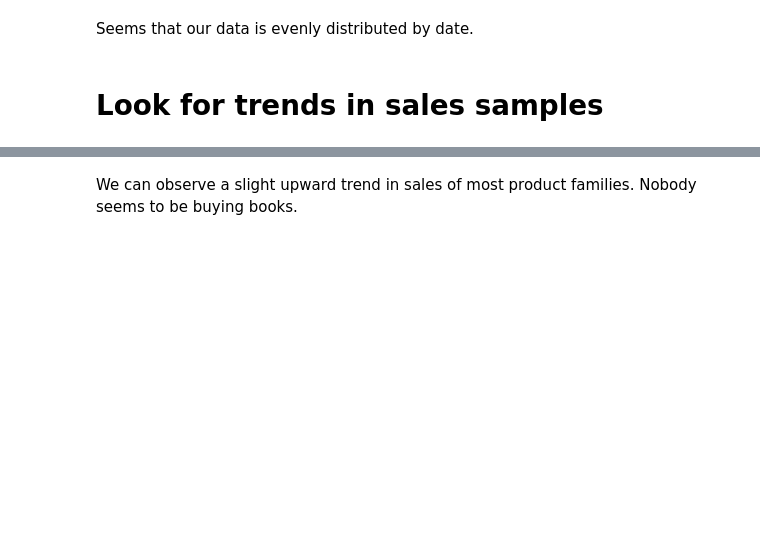
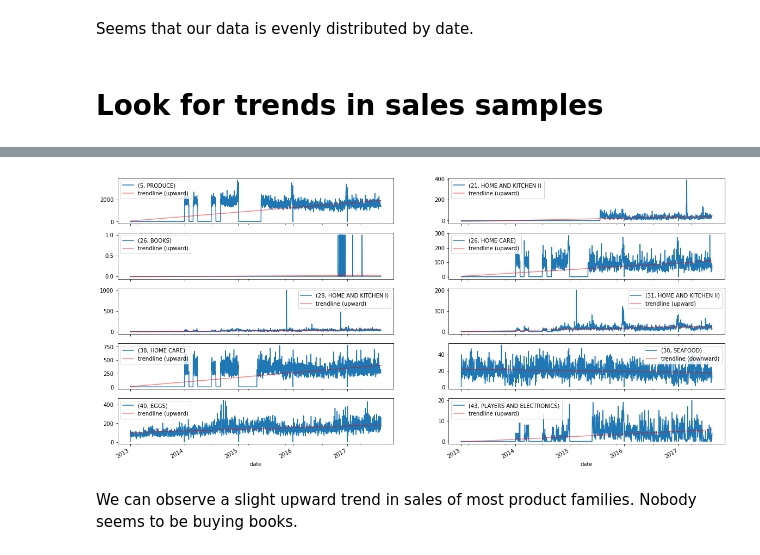
Before and after one commit to kurazu/kaggle-store-sales, a Jupyter notebook: nbs/EDA-simple.ipynb, the cells around one changed output, grey strips where cells are left out. Drawn from its saved outputs; the diff is of its cells as text; code cells hidden in the pictures; blank space fills up the shorter version.

```diff
--- a/nbs/EDA-simple.ipynb
+++ b/nbs/EDA-simple.ipynb
@@ -153,15 +135,17 @@ sample_groups
 # %%
-fig, axes = plt.subplots(nrows=5, ncols=2, figsize=(20, 16), sharex=True)
-for ax, grouping_key in zip(axes.ravel(), sample_groups):
-    data = grouped_df.get_group(grouping_key)
+def show_sales(grouped_df: pd.DataFrame) -> None:
+    nrows = math.ceil(grouped_df.ngroups / 2)
+    fig, axes = plt.subplots(nrows=nrows, ncols=2, figsize=(20, nrows * 2), sharex=True)
+    for ax, grouping_key in zip(axes.ravel(), grouped_df.groups.keys()):
+        data = grouped_df.get_group(grouping_key)
 
-    trendline_coefficients = np.polyfit(x=data.date.map(pd.Timestamp.timestamp), y=data.sales, deg=1)
-    a, b = trendline_coefficients
-    trendline_polynomial = np.poly1d(trendline_coefficients)
+        trendline_coefficients = np.polyfit(x=data.date.map(pd.Timestamp.timestamp), y=data.sales, deg=1)
+        a, b = trendline_coefficients
+        trendline_polynomial = np.poly1d(trendline_coefficients)
 
-    trend_indicator = {-1: 'downward', +1: 'upward', 0: 'constant'}[np.sign(a)]
+        trend_indicator = {-1: 'downward', +1: 'upward', 0: 'constant'}[np.sign(a)]
 
-    data.plot(x='date', y='sales', kind='line', ax=ax, label=grouping_key)
-    ax.plot(data.date, trendline_polynomial(data.date.map(pd.Timestamp.timestamp)), 'r-', label=f'trendline ({trend_indicator})', alpha=0.5)
+        data.plot(x='date', y='sales', kind='line', ax=ax, label=grouping_key)
+        ax.plot(data.date, trendline_polynomial(data.date.map(pd.Timestamp.timestamp)), 'r-', label=f'trendline ({trend_indicator})', alpha=0.5)
 
-    ax.legend()
+        ax.legend()
@@ -170,3 +169,9 @@ for ax, grouping_key in zip(axes.ravel(), sample_groups):
+# %%
+idx_for_sample_groups = np.concatenate([grouped_df.indices[sample_group] for sample_group in sample_groups])
+sample_grouped_df = train_df.iloc[idx_for_sample_groups].groupby(['store_nbr', 'family'])
+show_sales(sample_grouped_df)
+# %% [output]
+[figure, added]
 # %% [markdown]
 We can observe a slight upward trend in sales of most product families.
 Nobody seems to be buying books.
```
Also changed, not shown: parts of 40 cells of this notebook, 3 other files.
